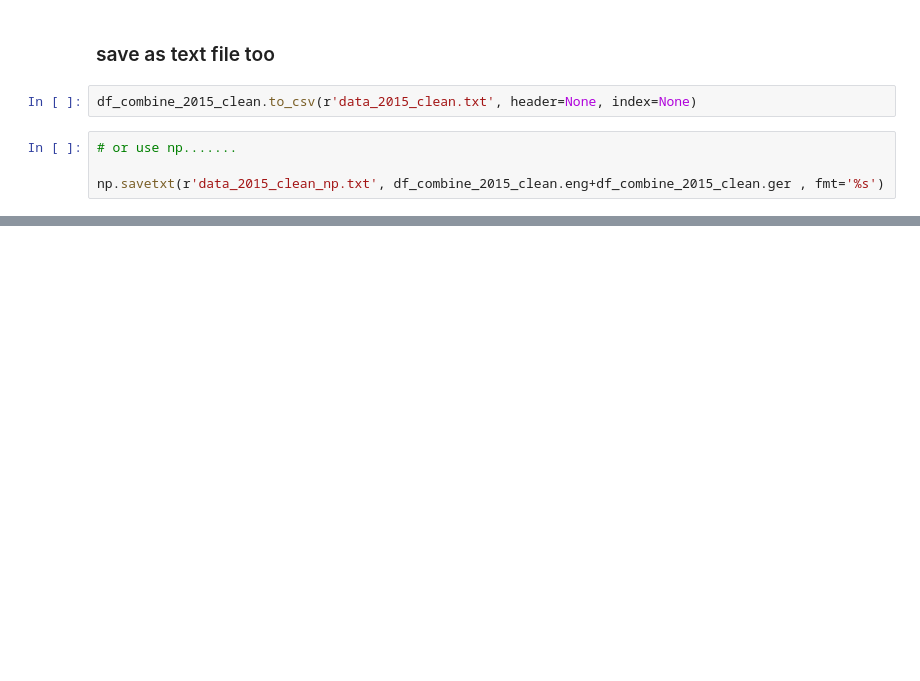
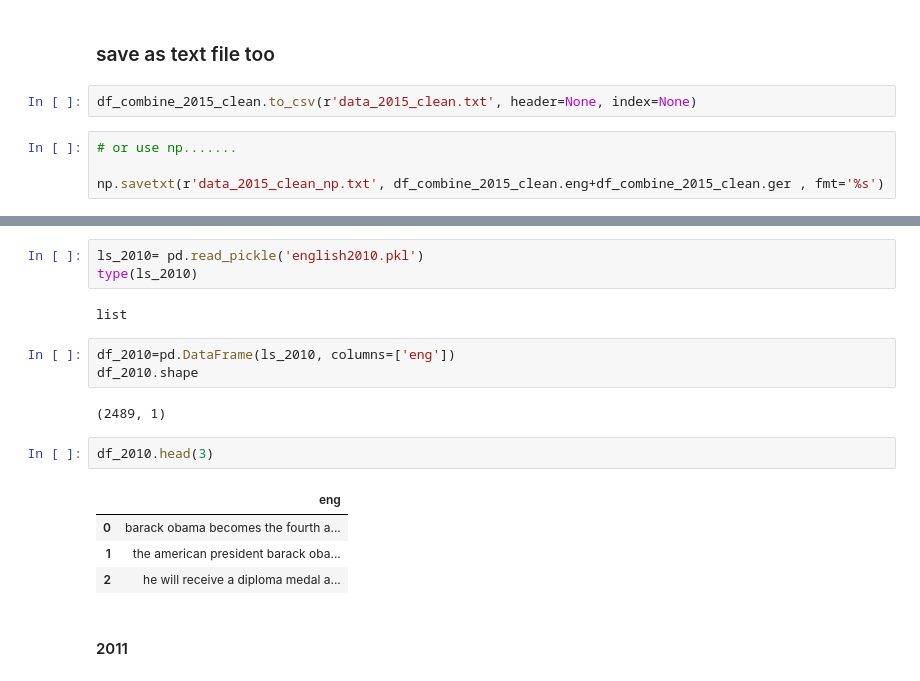
Before and after one commit to HassanSherwani/Language_Translator, a Jupyter notebook: 0.work.ipynb, the cells around one changed output, grey strips where cells are left out. Cells and saved outputs as stored; diff of their text form; blank space fills up the shorter version.

```diff
--- a/0.work.ipynb
+++ b/0.work.ipynb
@@ -582,0 +544,19 @@ save_clean_sentences(lines, filename)
+# %%
+ls_2010= pd.read_pickle('english2010.pkl')
+type(ls_2010)
+# %% [output]
+list
+# %%
+df_2010=pd.DataFrame(ls_2010, columns=['eng'])
+df_2010.shape
+# %% [output]
+(2489, 1)
+# %%
+df_2010.head(3)
+# %% [output]
+|  | eng |
+| 0 | barack obama becomes the fourth a... |
+| 1 | the american president barack oba... |
+| 2 | he will receive a diploma medal a... |
+# %% [markdown]
+#### 2011
```
Also changed, not shown: parts of 85 cells of this notebook.
